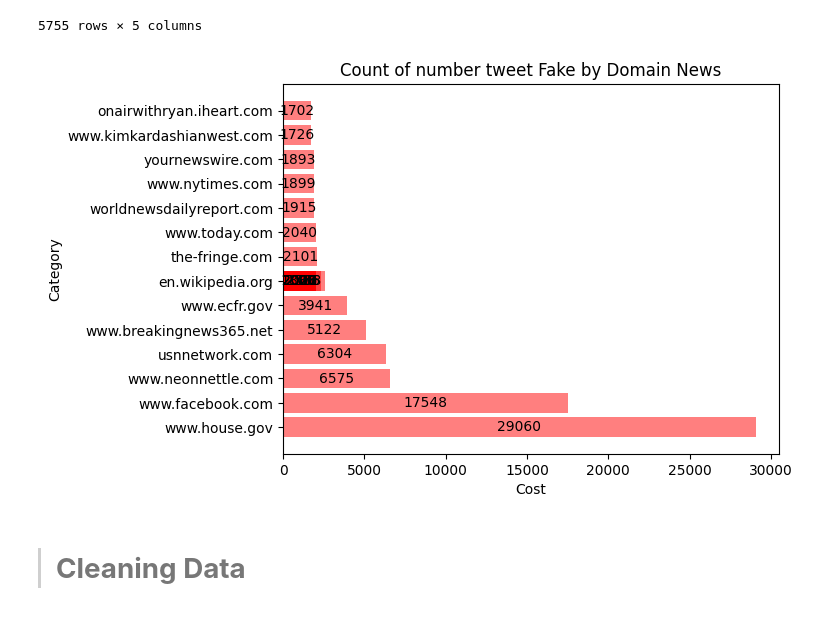
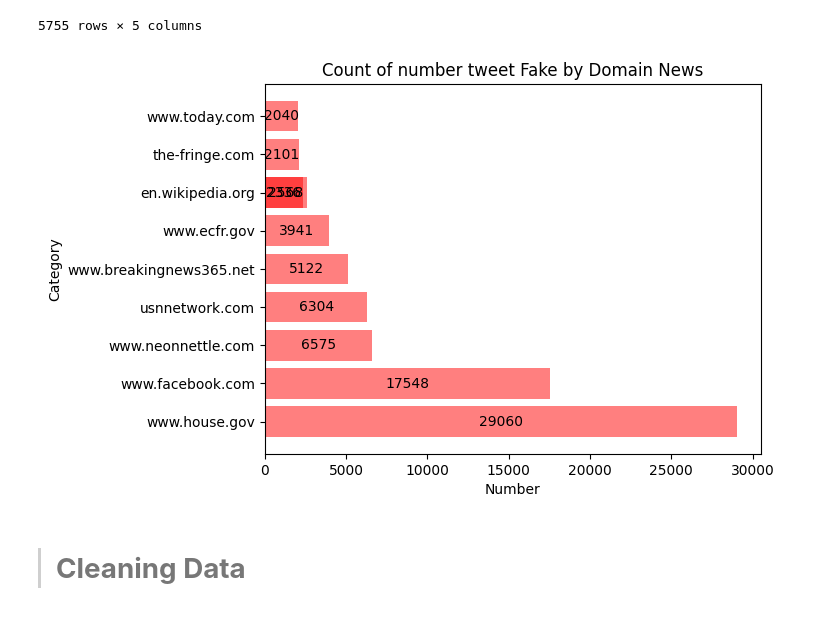
Before and after one commit to randoago/FakeNewsAnalysis, a Jupyter notebook: fakenews-analysis-randomforest.ipynb, the cells around one changed output. Drawn from its saved outputs; the diff is of its cells as text; code cells hidden in the pictures.

```diff
--- a/fakenews-analysis-randomforest.ipynb
+++ b/fakenews-analysis-randomforest.ipynb
@@ -314,18 +328,18 @@ df_tweet_fake
 | 9047 | Blake Shelton Miranda Lambert Awk... | NaN | NaN | 0 | 0 |
 5755 rows × 5 columns
 # %%
-df_tweet_fake = df_tweet_fake.head(20)
+df_tweet_fake = df_tweet_fake.head(10)
 # %%
 # First make a subplot, so that axes is available containing the function bar_label.
 fig, ax = plt.subplots()
 g=ax.barh(df_tweet_fake['source_domain'],df_tweet_fake['tweet_num'],color='red', alpha=0.5)
-ax.set_xlabel("Cost")
+ax.set_xlabel("Number")
 ax.set_ylabel("Category")
 plt.title('Count of number tweet Fake by Domain News')
 ax.bar_label(g, label_type="center") # This provides the labelling, this only available at higher version. You can do pip install -U matplotlib
 plt.show()
 # %% [output]
-[figure, old version]
+[figure, new version]
 # %% [markdown]
 > # **Cleaning Data**
 # %%
```
Also changed, not shown: parts of 11 cells of this notebook.
